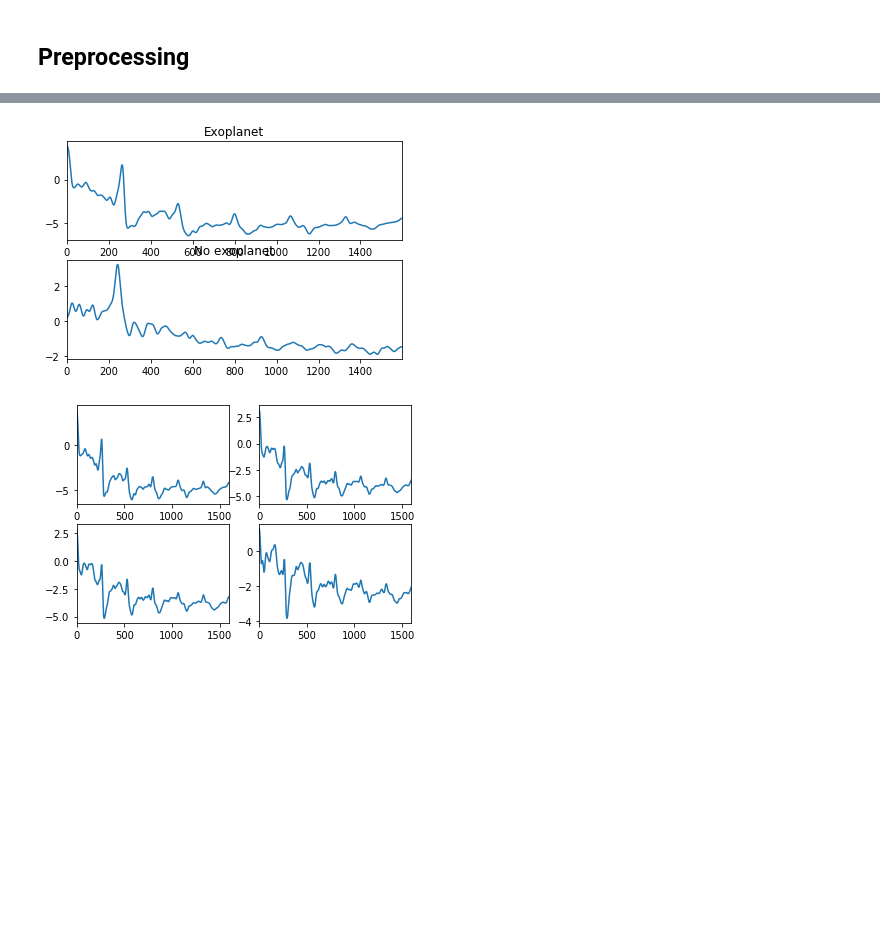
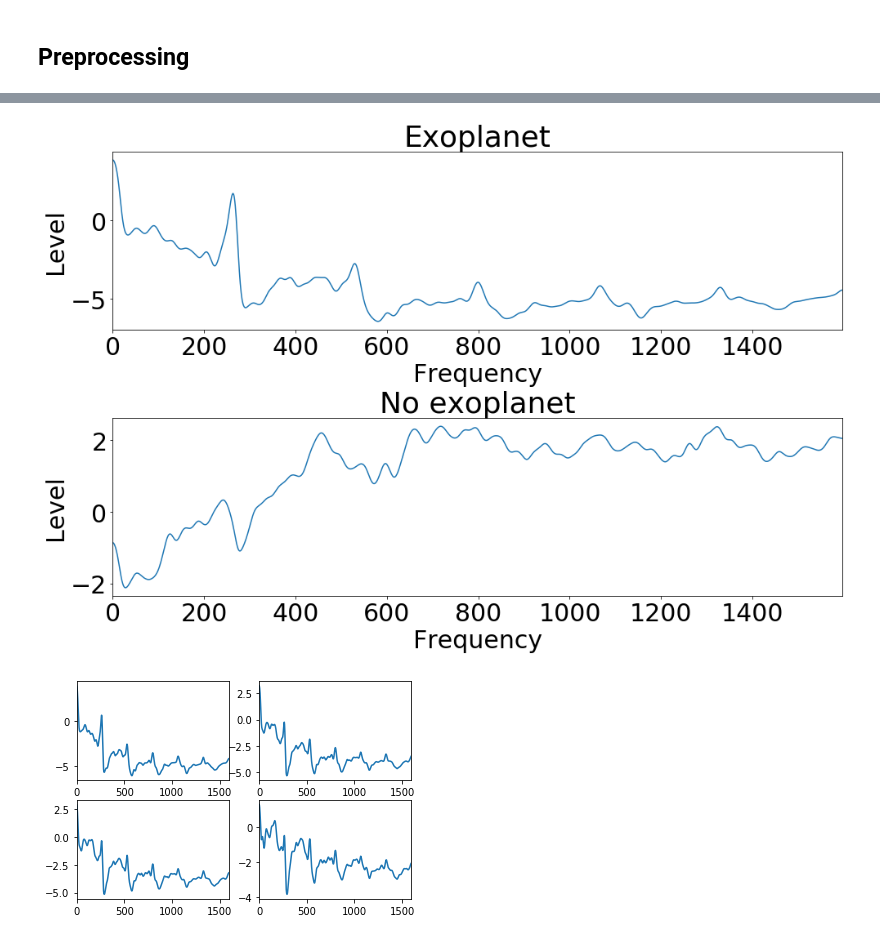
Before and after one commit to markoraidlo/LTAT.02.002-Kepler-project, a Jupyter notebook: src/Project M9.ipynb, the cells around one changed output, grey strips where cells are left out. Drawn from its saved outputs; the diff is of its cells as text; code cells hidden in the pictures; blank space fills up the shorter version.

```diff
--- a/src/Project M9.ipynb
+++ b/src/Project M9.ipynb
@@ -7,12 +7,26 @@ Marko Raidlo, Raidlo Everest
 import matplotlib.pyplot as plt
 import seaborn as sns
 %matplotlib inline
-plt.rcParams['figure.figsize'] = (12, 6)
+plt.rcParams['figure.figsize'] = (16, 10)
+#plt.rcParams['figure.dpi'] = 1000
+plt.rcParams.update({'font.size': 30})
+
 
 import numpy as np
 import pandas as pd
 from scipy import ndimage, fft
 from sklearn.preprocessing import normalize, StandardScaler, MinMaxScaler
+
+from sklearn.linear_model import LogisticRegression
+from sklearn import svm
+from sklearn.neighbors import KNeighborsClassifier
+from sklearn.tree import DecisionTreeClassifier
+from sklearn.ensemble import RandomForestClassifier
+
+from sklearn.metrics import mean_squared_error
+from sklearn.metrics import roc_auc_score
+from sklearn.metrics import roc_curve
+from sklearn.metrics import accuracy_score, precision_score, recall_score, confusion_matrix
 # %% [markdown]
 ## Loading in the datasets
 # %%
@@ -95,16 +113,22 @@ test_X = pre_process(test_X)
 # %%
 #Post process plot
 
 plt.subplot(211)
 plt.title("Exoplanet")
-train_X.iloc[2].plot()
+train_X.iloc[1].plot()
+plt.ylabel("Level")
+plt.xlabel("Frequency")
 plt.subplot(212)
 plt.title("No exoplanet")
-train_X.iloc[90].plot()
+train_X.iloc[3213].plot()
+plt.ylabel("Level")
+plt.xlabel("Frequency")
 
+plt.subplots_adjust(hspace=0.5)
+#plt.savefig('fig2.png', dpi = 1000)
 plt.show()
 # %% [output]
-[figure, old version]
+[figure, new version]
 # %%
 # Exoplanet star results
 plt.subplot(221)
```
Also changed, not shown: parts of 9 cells of this notebook, 2 other files.
